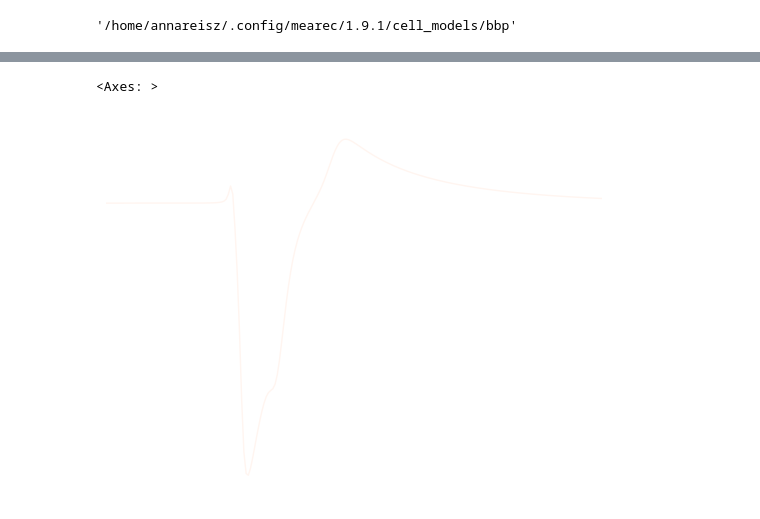
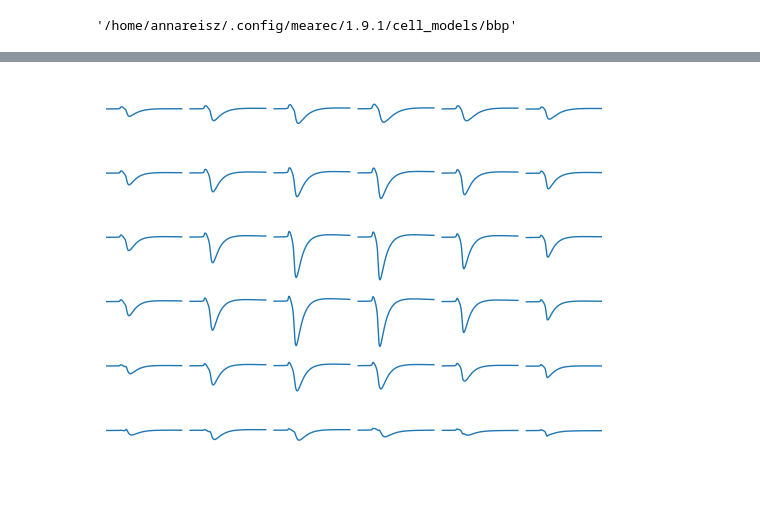
Before and after one commit to Whitesheep18/retinal-ecap-detection, a Jupyter notebook: simulate/try_mearec.ipynb, the cells around one changed output, grey strips where cells are left out. Drawn from its saved outputs; the diff is of its cells as text; code cells hidden in the pictures.

```diff
--- a/simulate/try_mearec.ipynb
+++ b/simulate/try_mearec.ipynb
@@ -70,0 +127,35 @@ array([17.40153159, -0.89352644, -0.579501  ])
+# %%
+tempid = 1
+channel_id = 8
+fig, axs = plt.subplots(8, 5)
+fig.set_figheight(13)
+fig.set_figwidth(13)
+for channel_id in range(8*5):
+    i = channel_id % 8
+    j = channel_id // 8
+    ax = axs[i][j]
+
+    ax.set_ylim(tempgen.templates.min(), tempgen.templates.max())
+    title = f'channel {channel_id+1}'
+    if channel_id == 18 or channel_id == 26:
+        title = ''
+    elif channel_id > 33:
+        title = f''
+    elif channel_id > 25:
+        title = f'channel {channel_id +1 - 2}'
+    elif channel_id > 18:
+        title = f'channel {channel_id +1 - 1}'
+
+
+
+    if i == 2 and j > 1:
+        ax.plot([])
+    elif channel_id > 33:
+        ax.plot([])
+    else:
+        ax.plot(tempgen.templates[tempid][channel_id])
+    ax.set_title(title)
+    ax.set_xticks([])
+    ax.set_yticks([])
+
+plt.show()
@@ -71,5 +164,5 @@ array([17.40153159, -0.89352644, -0.579501  ])
 # %%
-mr.plot_templates(tempgen, template_ids=400, drifting=True, cmap='Reds')
+mr.plot_templates(tempgen, template_ids=tempid, drifting=False)
+plt.show()
 # %% [output]
-<Axes: >
-[figure, old version]
+[figure, new version]
```
Also changed, not shown: parts of 13 cells of this notebook.
